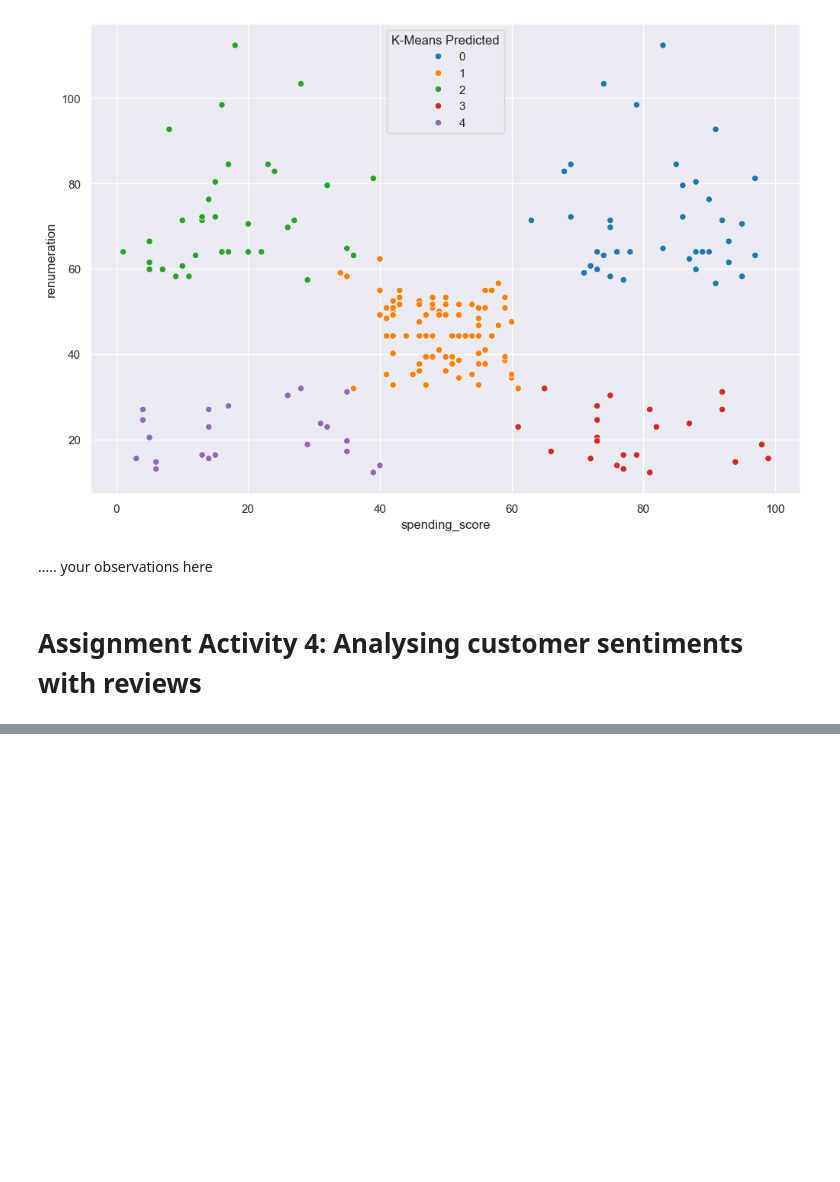
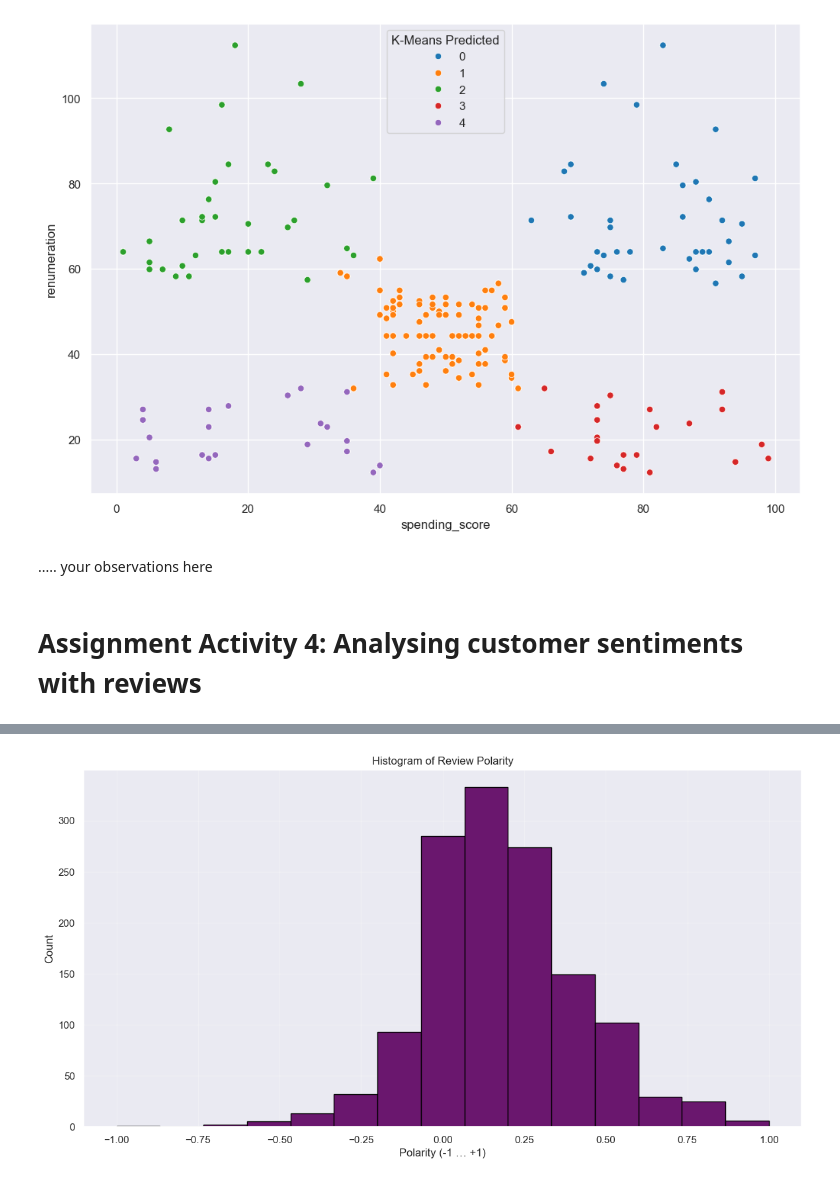
Before and after one commit to DimaBrikach/AdvancedAnalytics_Assignment, a Jupyter notebook: Dzmitry_Brykach_DA301_Assignment.ipynb, the cells around one changed output, grey strips where cells are left out. Drawn from its saved outputs; the diff is of its cells as text; code cells hidden in the pictures; blank space fills up the shorter version.

```diff
--- a/Dzmitry_Brykach_DA301_Assignment.ipynb
+++ b/Dzmitry_Brykach_DA301_Assignment.ipynb
@@ -842,0 +1037,9 @@ sns.scatterplot(x='spending_score' , y='renumeration', data=clusters5,
+# %%
+# tokenize "reviews"
+text_frame['review'] = text_frame['review'].apply(word_tokenize)
+
+#tokenize "summary"
+text_frame['summary'] = text_frame['summary'].apply(word_tokenize)
+
+# view the results
+text_frame
@@ -842,0 +1238,12 @@ sns.scatterplot(x='spending_score' , y='renumeration', data=clusters5,
+# %%
+# Provided function.
+def generate_polarity(comment):
+#Extract polarity score (-1 to +1) for each comment
+    return TextBlob(comment).sentiment[0]
+
+# reverting the review column back into text so it will work with TextBlob
+text_frame['review_text'] = text_frame['review'].apply(lambda x: " ".join(x))
+
+# determine the polarity of "reviews"
+text_frame['review_polarity'] = (text_frame['review_text'].apply(generate_polarity))
+text_frame['review_polarity']
@@ -842,0 +1263,7 @@ sns.scatterplot(x='spending_score' , y='renumeration', data=clusters5,
+# %%
+# reverting the summary column back into text so it will work with TextBlob
+text_frame['summary_text'] = text_frame['summary'].apply(lambda x: " ".join(x))
+
+# determine the polarity of "summary"
+text_frame['summary_polarity'] = (text_frame['summary_text'].apply(generate_polarity))
+text_frame['summary_polarity']
@@ -842,0 +1299,12 @@ sns.scatterplot(x='spending_score' , y='renumeration', data=clusters5,
+# %%
+# Review: Create a histogram plot with bins = 15.
+# Histogram of Reviews polarity
+plt.figure(figsize=(14,7))
+plt.hist(text_frame['review_polarity'].dropna(), bins=15, edgecolor='black', color=plt.cm.inferno(0.3))
+plt.title('Histogram of Review Polarity')
+plt.xlabel('Polarity (-1 … +1)')
+plt.ylabel('Count')
+plt.grid(True, alpha=0.3)
+plt.show()
+# %% [output]
+[figure, added]
```
Also changed, not shown: parts of 52 cells of this notebook.
